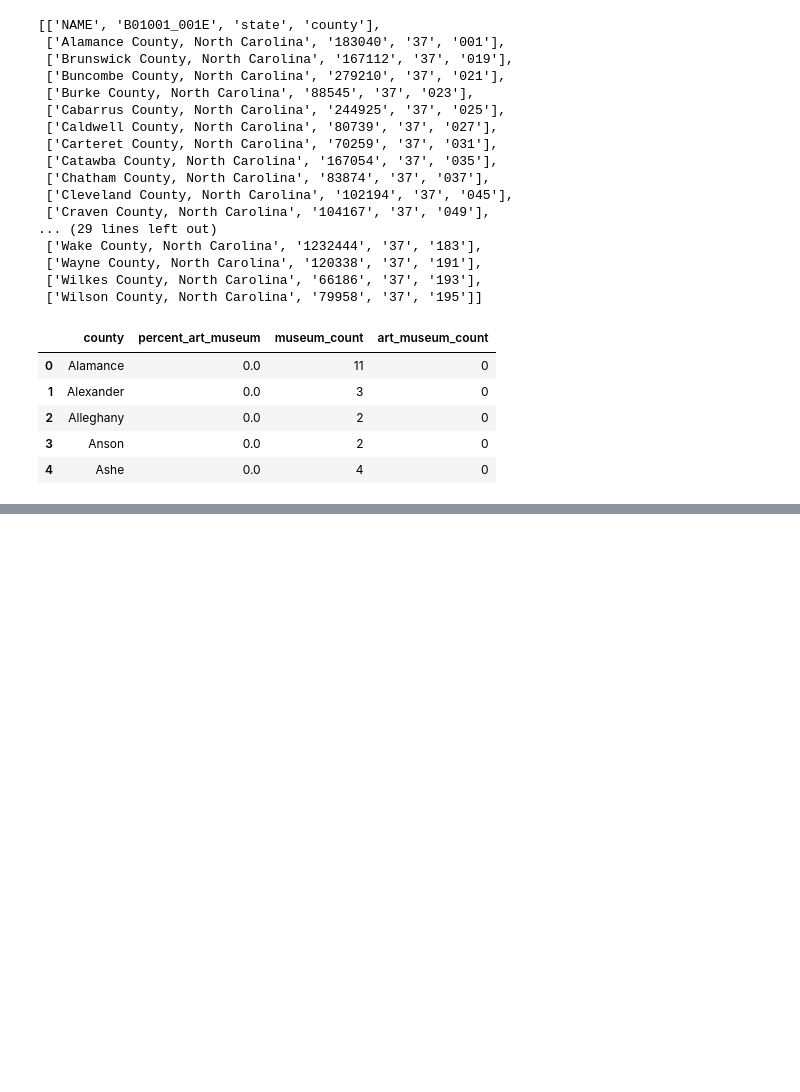
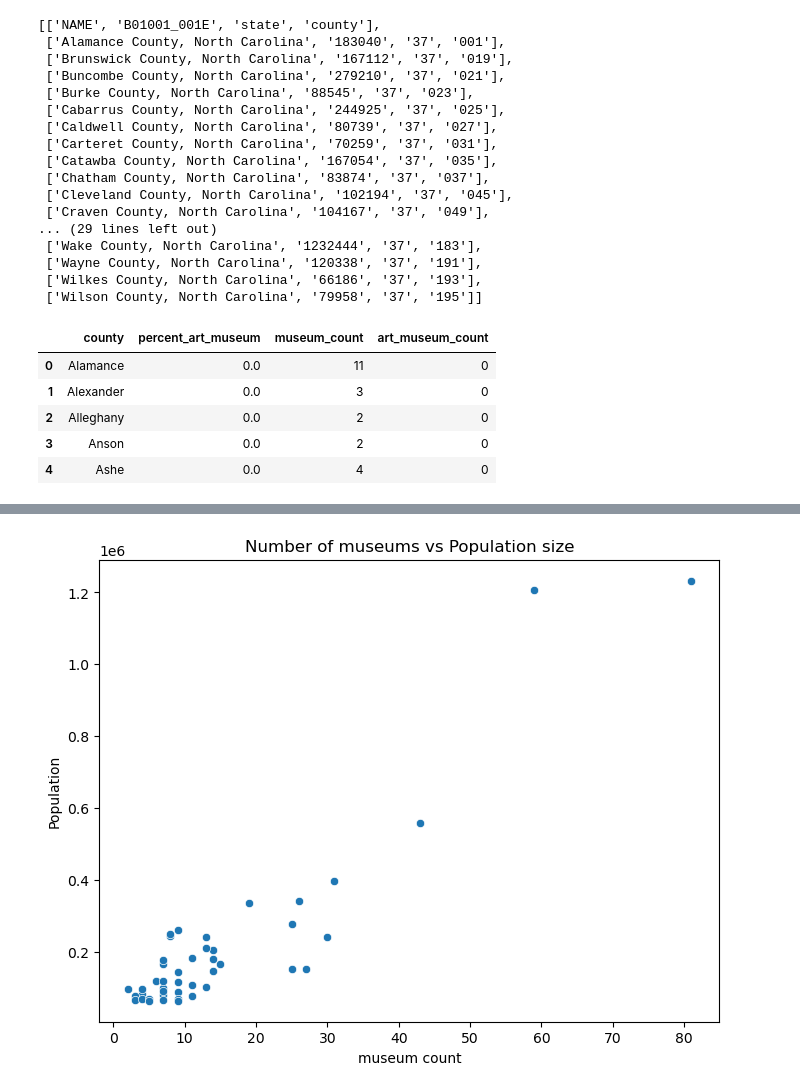
Before and after one commit to allisonbri/DataSciencePortfolio, a Jupyter notebook: PortfolioProject1.ipynb, the cells around one changed output, grey strips where cells are left out. Saved outputs shown, nothing was run; the diff lists cells and outputs as text; code cells hidden in the pictures; blank space fills up the shorter version.

```diff
--- a/PortfolioProject1.ipynb
+++ b/PortfolioProject1.ipynb
@@ -233,2 +246,11 @@ plt.show()
+# %%
+plt.figure(figsize=(8,6))
+sns.scatterplot(data=df, x="museum_count", y="Total_Population")
+plt.title("Number of museums vs Population size")
+plt.xlabel("museum count")
+plt.ylabel("Population")
+plt.show()
+# %% [output]
+[figure, added]
 # %%
 plt.figure(figsize=(8,6))
```
Also changed, not shown: parts of 17 cells of this notebook, 1 other file.
